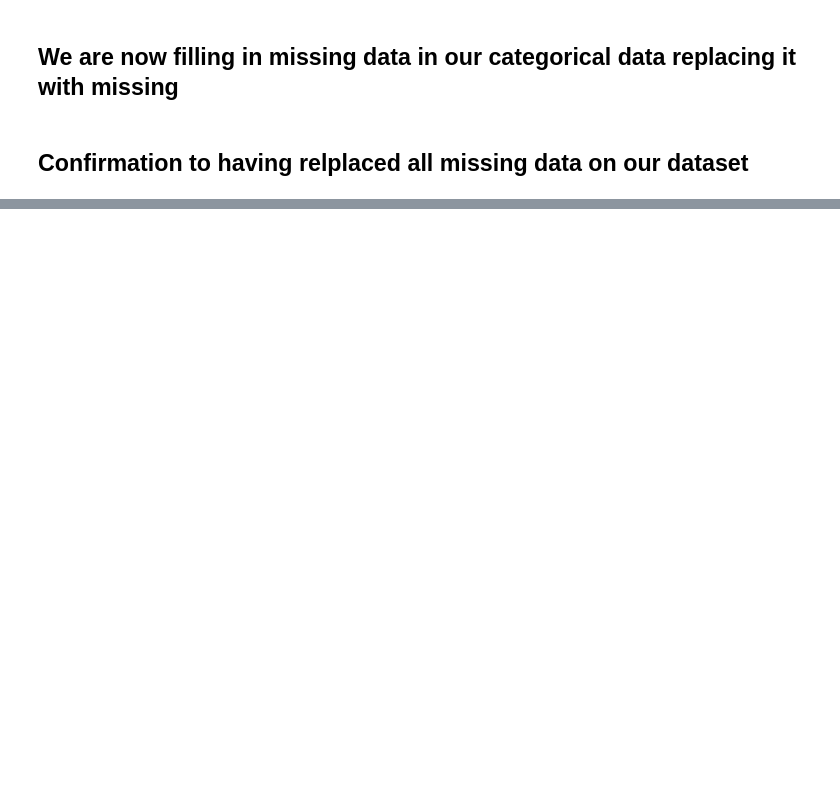
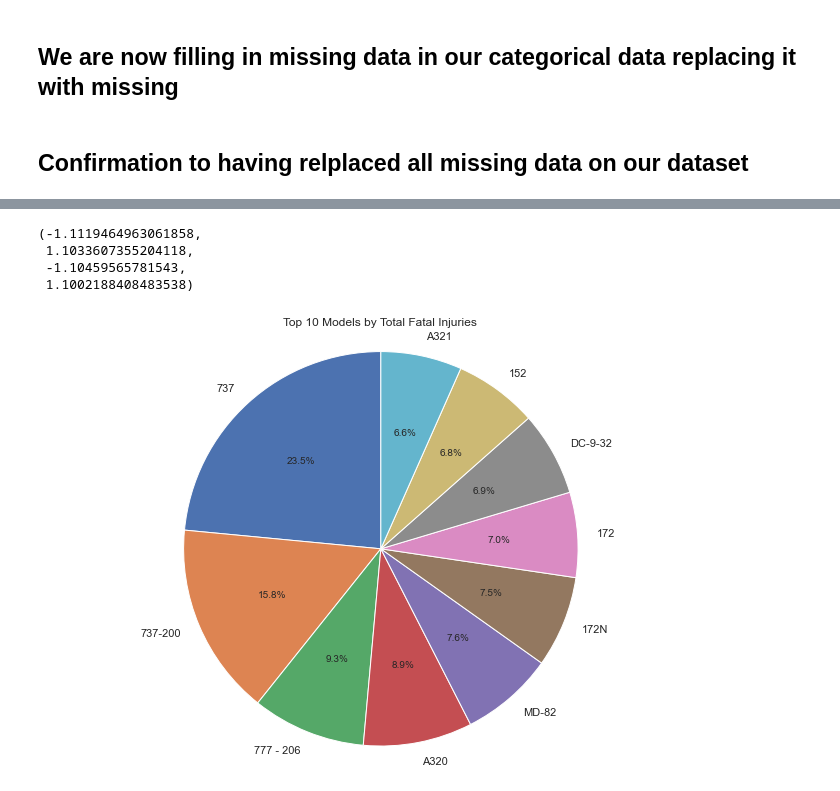
Before and after one commit to Dollcode-coder/dsc-phase-1-project-v3, a Jupyter notebook: student.ipynb, the cells around one changed output, grey strips where cells are left out. Saved outputs shown, nothing was run; the diff lists cells and outputs as text; code cells hidden in the pictures; blank space fills up the shorter version.

```diff
--- a/student.ipynb
+++ b/student.ipynb
@@ -196,0 +276,12 @@ dtype: int64
+# %%
+#grouped_by_model = df.groupby('Model')['Total.Fatal.Injuries'].sum()
+
+#grouped_by_model = grouped_by_model_values(ascending=False)[:10]
+
+#print(grouped_by_model)
+grouped_by_model = df.groupby('Model')['Total.Fatal.Injuries'].sum()
+
+# Sort the values and get the top 10
+grouped_by_model = grouped_by_model.sort_values(ascending=False)[:10]
+
+print(grouped_by_model)
@@ -196,0 +301,37 @@ dtype: int64
+# %%
+#plt.figure(figsize=(10, 6))
+#sns.barplot(x=grouped_by_model.values, y=grouped_by_model.index, palette='coolwarm', orient='h')
+
+#plt.title('Top 10 Aircraft Models by Total Fatal Injuries', fontsize=16)
+#plt.xlabel('Total Fatal Injuries', fontsize=12)
+#plt.ylabel('Aircraft Model', fontsize=12)
+#plt.tight_layout()
+#plt.show()
+#plt.figure(figsize=(10, 8))
+#sns.pieplot(data=grouped_by_model, x='Total.Fatal.Injuries', y='Model', autopct='%1.1f%%')
+
+# Add title and labels
+#plt.title('Top 10 Models by Total Fatal Injuries')
+#plt.axis('equal')  # Equal aspect ratio ensures the pie is drawn as a circle
+#grouped_by_model = df.groupby('Model')['Total.Fatal.Injuries'].sum()
+
+# Sort the values and get the top 10
+#grouped_by_model = grouped_by_model.sort_values(ascending=False).head(10)
+
+# Reset the index to use as labels
+grouped_by_model = grouped_by_model.reset_index()
+
+# Create the pie chart using seaborn
+plt.figure(figsize=(12, 8))
+values = grouped_by_model['Total.Fatal.Injuries']
+labels = grouped_by_model['Model']
+
+plt.pie(values, labels=labels, autopct='%1.1f%%', startangle=90)
+plt.title('Top 10 Models by Total Fatal Injuries')
+plt.axis('equal')  # Equal aspect ratio ensures the pie is drawn as a circle
+# %% [output]
+(-1.1119464963061858,
+ 1.1033607355204118,
+ -1.10459565781543,
+ 1.1002188408483538)
+[figure, added]
```
Also changed, not shown: parts of 23 cells of this notebook.
